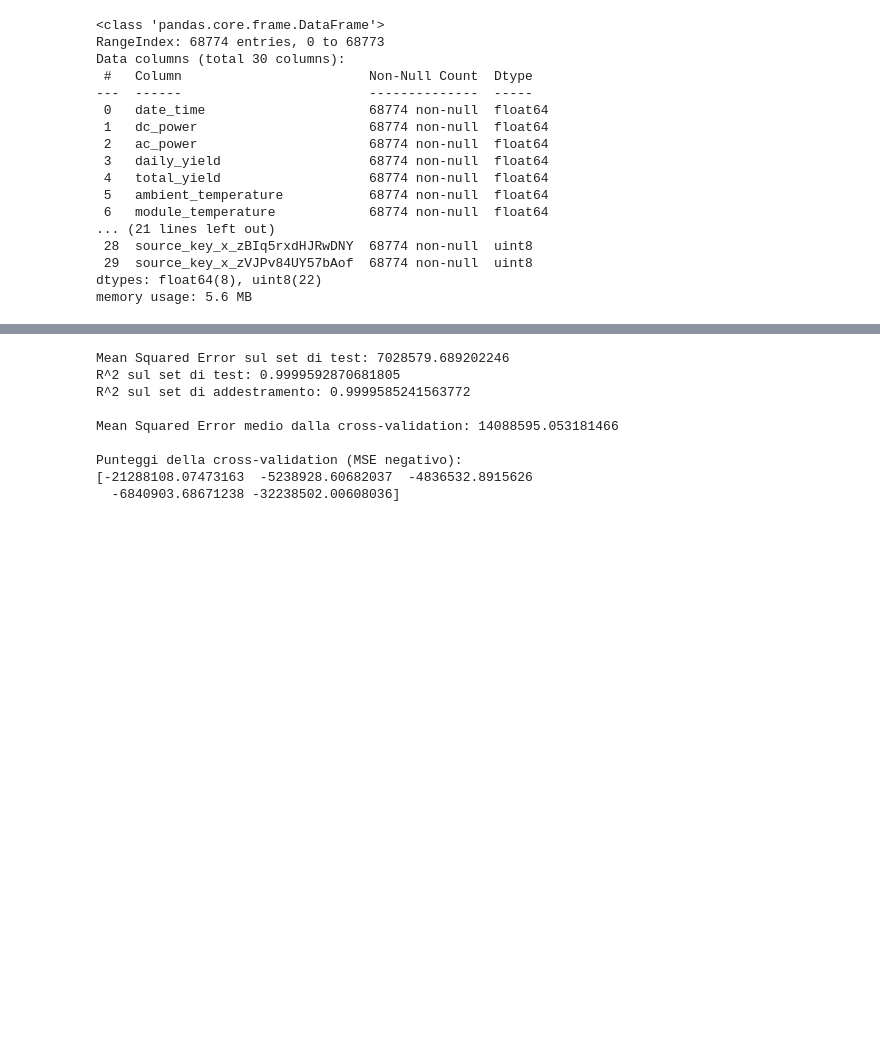
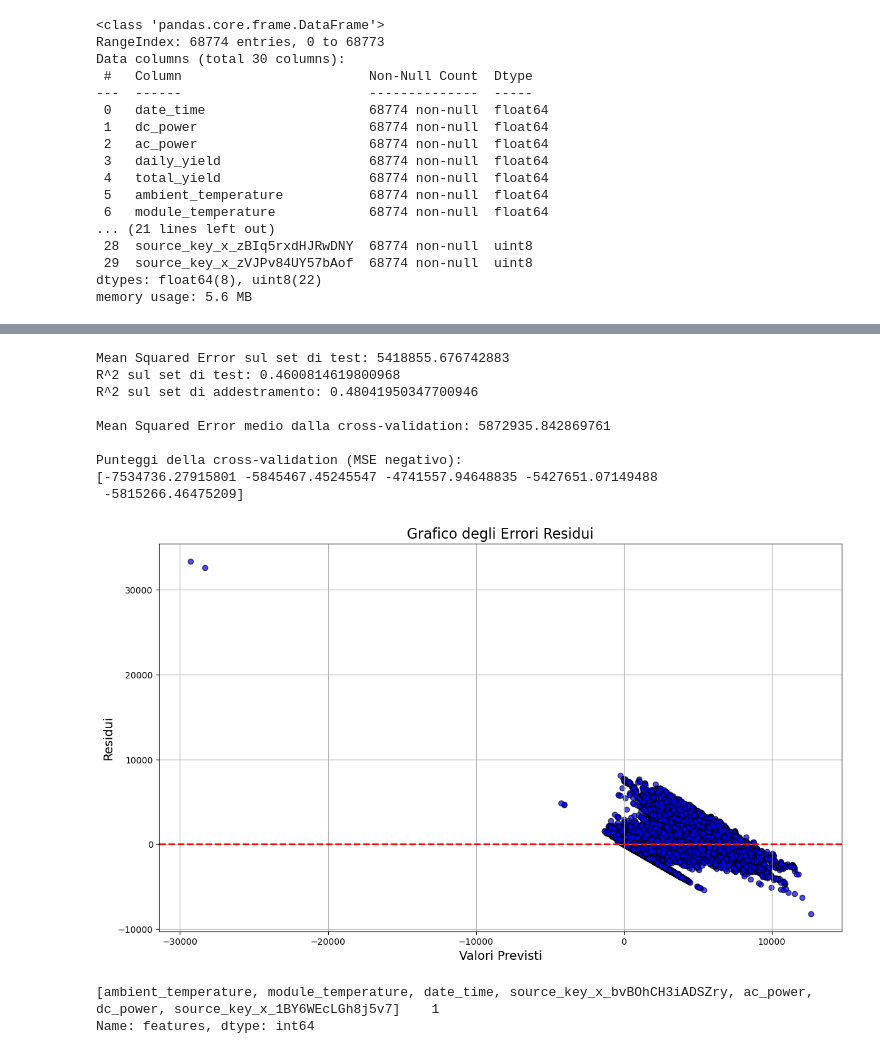
Before and after one commit to Christian-Braga/energy_forecast_ML, a Jupyter notebook: chris_models_test.ipynb, the cells around one changed output, grey strips where cells are left out. Saved outputs shown, nothing was run; the diff lists cells and outputs as text; code cells hidden in the pictures; blank space fills up the shorter version.

```diff
--- a/chris_models_test.ipynb
+++ b/chris_models_test.ipynb
@@ -97,7 +275,7 @@ memory usage: 5.6 MB
 # %%
 #create a linear regression for the whole plant 1
-X = df_encoded.drop(['total_yield'], axis=1)
-y = df_encoded['total_yield']
+X = df_encoded.drop(['daily_yield'], axis=1)
+y = df_encoded['daily_yield']
 
 # Dividere il dataset in set di addestramento e test
 X_train, X_test, y_train, y_test = train_test_split(X, y, test_size=0.2, random_state=42)
@@ -134,12 +312,24 @@ print(f"\nMean Squared Error medio dalla cross-validation: {cv_mse}")
 print("\nPunteggi della cross-validation (MSE negativo):")
 print(cv_scores)
 # %% [output]
-Mean Squared Error sul set di test: 7028579.689202246
-R^2 sul set di test: 0.9999592870681805
-R^2 sul set di addestramento: 0.9999585241563772
+Mean Squared Error sul set di test: 5418855.676742883
+R^2 sul set di test: 0.4600814619800968
+R^2 sul set di addestramento: 0.48041950347700946
 
-Mean Squared Error medio dalla cross-validation: 14088595.053181466
+Mean Squared Error medio dalla cross-validation: 5872935.842869761
 
 Punteggi della cross-validation (MSE negativo):
-[-21288108.07473163  -5238928.60682037  -4836532.8915626
-  -6840903.68671238 -32238502.00608036]
+[-7534736.27915801 -5845467.45245547 -4741557.94648835 -5427651.07149488
+ -5815266.46475209]
+# %%
+residuals = y_test - y_pred_test
+plt.figure(figsize=(14, 8))
+plt.scatter(y_pred_test, residuals, color='blue', edgecolors='k', alpha=0.7)
+plt.axhline(y=0, color='red', linestyle='--', linewidth=2)
+plt.title('Grafico degli Errori Residui', fontsize=16)
+plt.xlabel('Valori Previsti', fontsize=14)
+plt.ylabel('Residui', fontsize=14)
+plt.grid(True)
+plt.show()
+# %% [output]
+[figure, added]
@@ -145,0 +394,7 @@ Punteggi della cross-validation (MSE negativo):
+# %%
+#finding the best model based on R_squared_adj
+best_model = df1.loc[df1['BIC'] == df1['BIC'].min()]
+best_model.features.value_counts()
+# %% [output]
+[ambient_temperature, module_temperature, date_time, source_key_x_bvBOhCH3iADSZry, ac_power, dc_power, source_key_x_1BY6WEcLGh8j5v7]    1
+Name: features, dtype: int64
```
Also changed, not shown: parts of 17 cells of this notebook, 1 other file.
